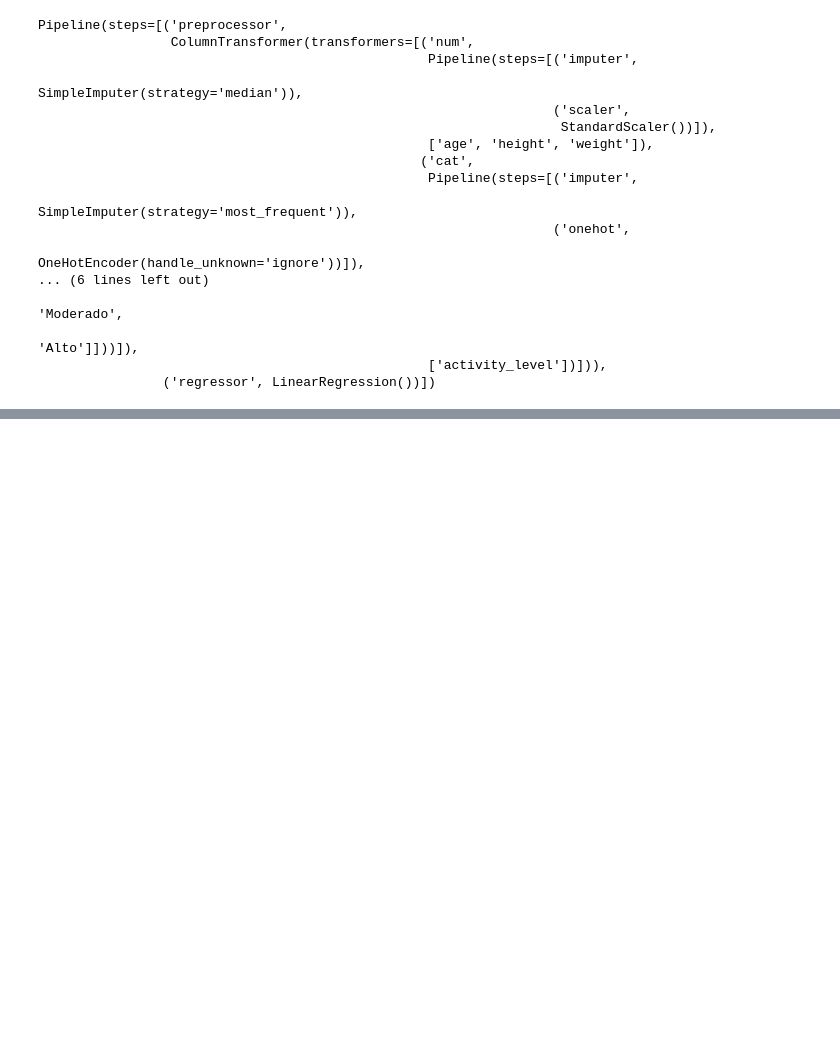
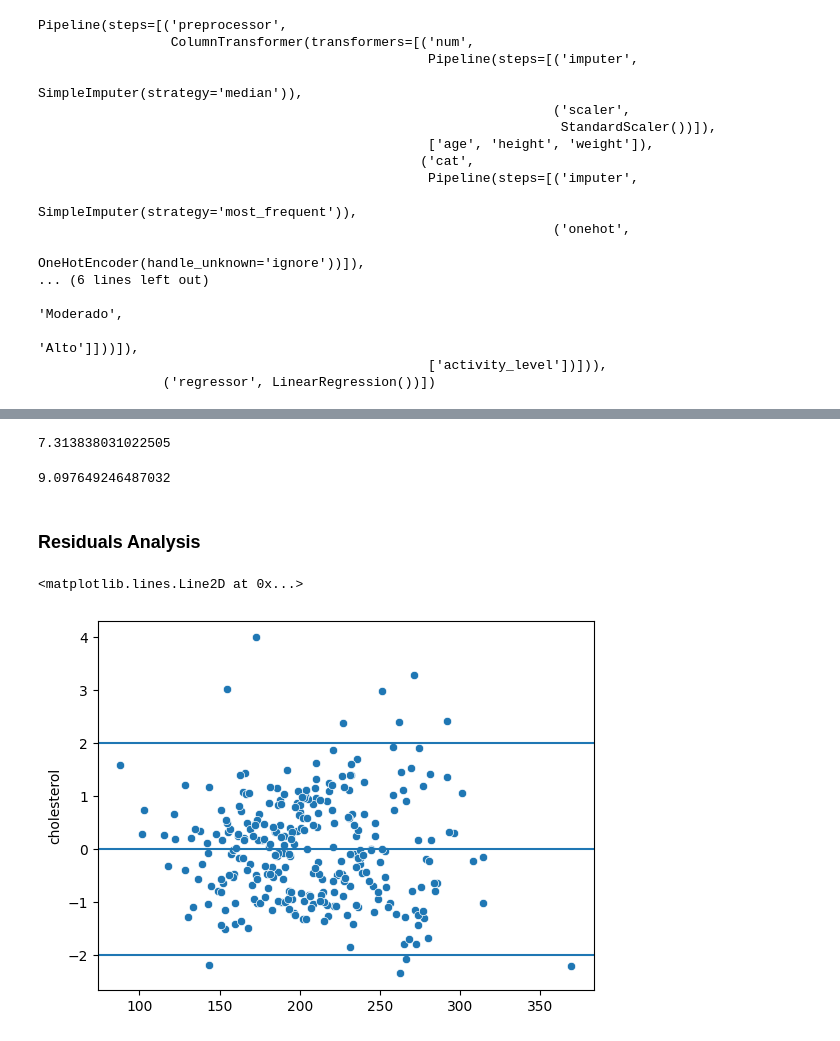
Before and after one commit to RanielliMontagna/ia-learning, a Jupyter notebook: multiple_linear_regression/cholesterol_model.ipynb, the cells around one changed output, grey strips where cells are left out. Saved outputs shown, nothing was run; the diff lists cells and outputs as text; code cells hidden in the pictures; blank space fills up the shorter version.

Commit message:
feat(multiple-regression): perform validation of the trained model

```diff
--- a/multiple_linear_regression/cholesterol_model.ipynb
+++ b/multiple_linear_regression/cholesterol_model.ipynb
@@ -395,0 +398,3 @@ Pipeline(steps=[('preprocessor',
+# %%
+# Predict General
+y_pred = model_regr.predict(X_test)
@@ -395,0 +406,30 @@ Pipeline(steps=[('preprocessor',
+# %%
+# Calculate MAE (Mean Absolute Error)
+mean_absolute_error(y_test, y_pred)
+# %% [output]
+7.313838031022505
+# %%
+# Caculate RMSE (Root Mean Squared Error)
+mean_squared_error(y_test, y_pred, squared=False)
+# %% [output]
+9.097649246487032
+# %% [markdown]
+### Residuals Analysis
+# %%
+# Calculate Residuals
+residuals = y_test - y_pred
+# %%
+# Transform residual to standard normal distribution
+# (X - mean) / std
+from scipy.stats import zscore
+residuals_std = zscore(residuals)
+# %%
+# Verify linearity of residuals (Values between -2 and 2)
+# Verify homoscedasticity of residuals (Values in a straight line)
+sns.scatterplot(x=y_pred, y=residuals_std)
+plt.axhline(y=0)
+plt.axhline(y=-2)
+plt.axhline(y=2)
+# %% [output]
+<matplotlib.lines.Line2D at 0x...>
+[figure, added]
```
Also changed, not shown: parts of 10 cells of this notebook.
